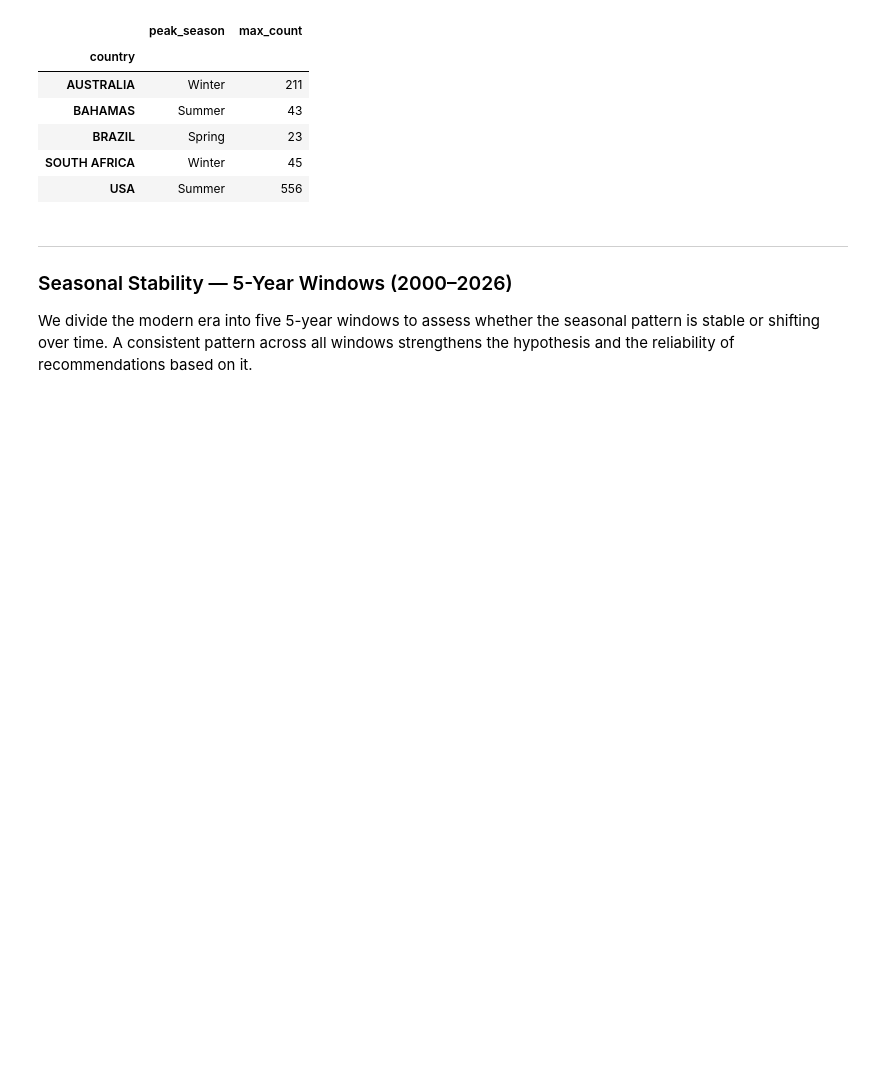
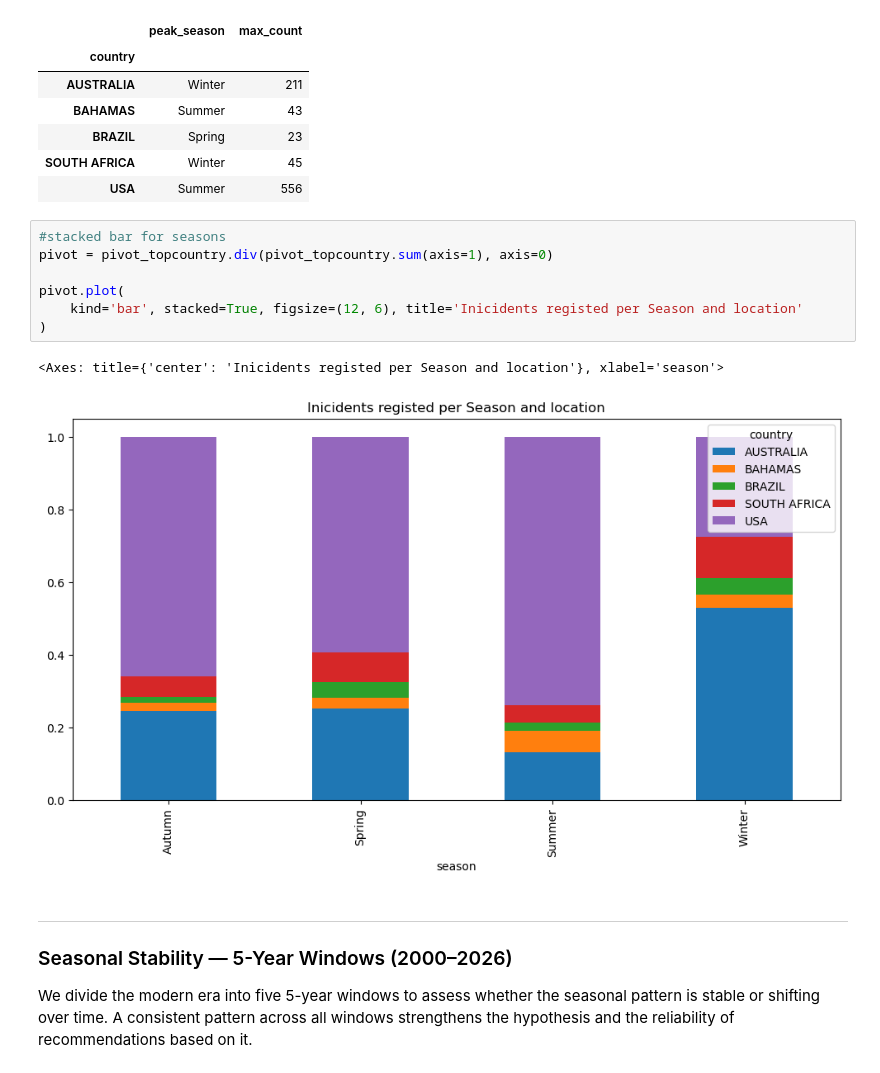
Before and after one commit to cadiyubu/Week2_Shark_Miniproject-, a Jupyter notebook: Shark_df_Analysis.ipynb, the cells around one changed output. Drawn from its saved outputs; the diff is of its cells as text; blank space fills up the shorter version.

```diff
--- a/Shark_df_Analysis.ipynb
+++ b/Shark_df_Analysis.ipynb
@@ -1206,6 +1206,16 @@ display(peak_seasondf)
 | BRAZIL | Spring | 23 |
 | SOUTH AFRICA | Winter | 45 |
 | USA | Summer | 556 |
+# %%
+#stacked bar for seasons
+pivot = pivot_topcountry.div(pivot_topcountry.sum(axis=1), axis=0)
+
+pivot.plot(
+    kind='bar', stacked=True, figsize=(12, 6), title='Inicidents registed per Season and location'
+)
+# %% [output]
+<Axes: title={'center': 'Inicidents registed per Season and location'}, xlabel='season'>
+[figure, added]
 # %% [markdown]
 ---
 ### Seasonal Stability — 5-Year Windows (2000–2026)
```
